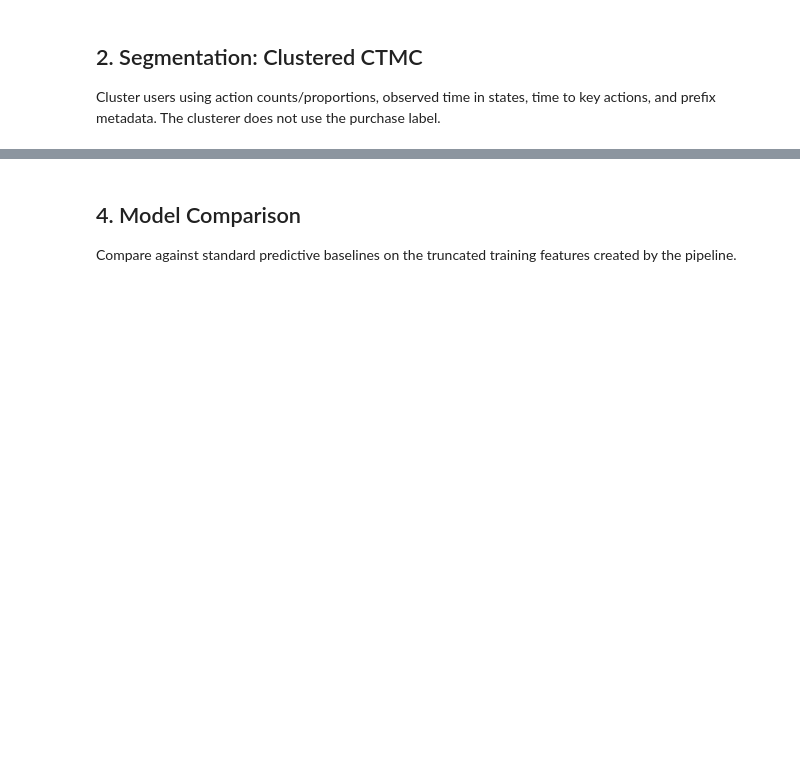
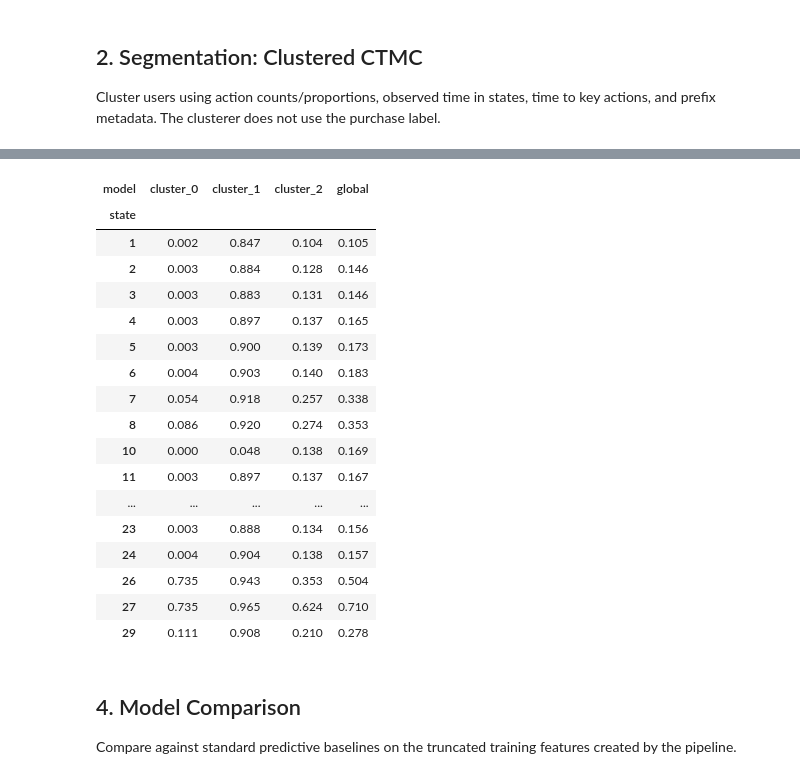
Before and after one commit to yuliaanashkina/m148-project, a Jupyter notebook: notebooks/benchmarks/ctmc_exploration.ipynb, the cells around one changed output, grey strips where cells are left out. Drawn from its saved outputs; the diff is of its cells as text; code cells hidden in the pictures; blank space fills up the shorter version.

```diff
--- a/notebooks/benchmarks/ctmc_exploration.ipynb
+++ b/notebooks/benchmarks/ctmc_exploration.ipynb
@@ -140,3 +240,34 @@ pd.DataFrame({
+# %%
+# Build one representative per-cluster model using the cluster-majority assignment.
+# For state-level comparison we compare global vs each per-cluster CTMC.
+ctmc_models_for_plot = {"global": global_ctmc}
+for cid, model in clustered.models_.items():
+    ctmc_models_for_plot[f"cluster_{cid}"] = model
+
+state_pred_df = plot_predictions_by_state(
+    ctmc_models_for_plot,
+    RESULTS_DIR / "ctmc_predictions_by_state.png",
+)
+display(state_pred_df.pivot(index="state", columns="model", values="success_probability").round(3))
+# %% [output]
+| model | cluster_0 | cluster_1 | cluster_2 | global |
+| state |  |  |  |  |
+| 1 | 0.002 | 0.847 | 0.104 | 0.105 |
+| 2 | 0.003 | 0.884 | 0.128 | 0.146 |
+| 3 | 0.003 | 0.883 | 0.131 | 0.146 |
+| 4 | 0.003 | 0.897 | 0.137 | 0.165 |
+| 5 | 0.003 | 0.900 | 0.139 | 0.173 |
+| 6 | 0.004 | 0.903 | 0.140 | 0.183 |
+| 7 | 0.054 | 0.918 | 0.257 | 0.338 |
+| 8 | 0.086 | 0.920 | 0.274 | 0.353 |
+| 10 | 0.000 | 0.048 | 0.138 | 0.169 |
+| 11 | 0.003 | 0.897 | 0.137 | 0.167 |
+| ... | ... | ... | ... | ... |
+| 23 | 0.003 | 0.888 | 0.134 | 0.156 |
+| 24 | 0.004 | 0.904 | 0.138 | 0.157 |
+| 26 | 0.735 | 0.943 | 0.353 | 0.504 |
+| 27 | 0.735 | 0.965 | 0.624 | 0.710 |
+| 29 | 0.111 | 0.908 | 0.210 | 0.278 |
 # %% [markdown]
 ## 4. Model Comparison
 
```
Also changed, not shown: parts of 23 cells of this notebook, 34 other files.
